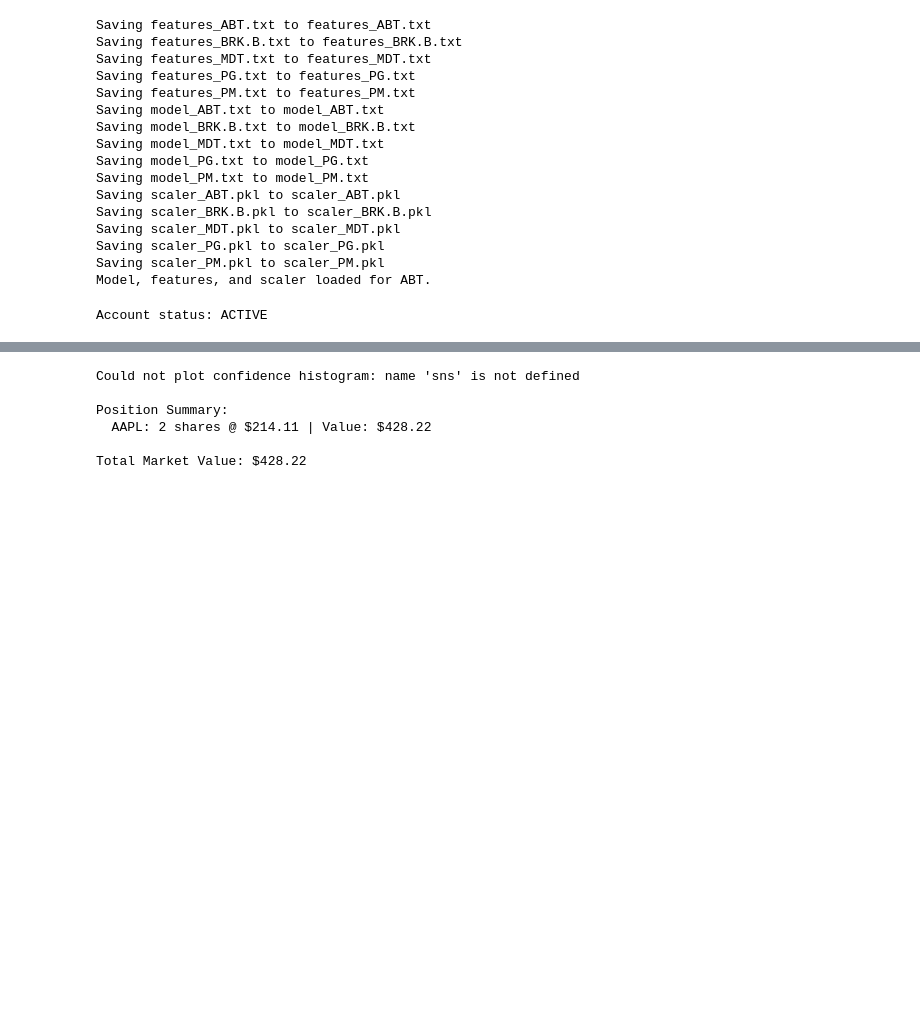
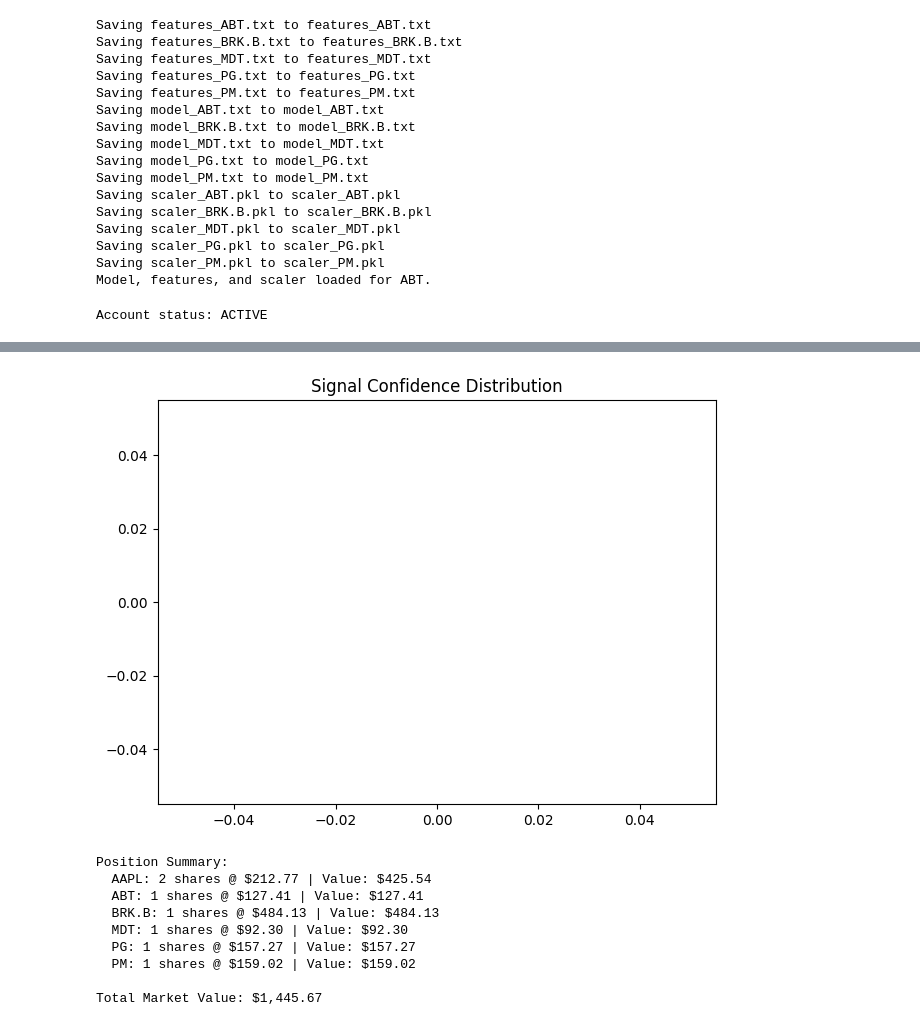
Before and after one commit to racoope70/exploratory_daytrading, a Jupyter notebook: alpaca_LightGBM_execution_adapter_v3_1.ipynb, the cells around one changed output, grey strips where cells are left out. Saved outputs shown, nothing was run; the diff lists cells and outputs as text; code cells hidden in the pictures; blank space fills up the shorter version.

```diff
--- a/alpaca_LightGBM_execution_adapter_v3_1.ipynb
+++ b/alpaca_LightGBM_execution_adapter_v3_1.ipynb
@@ -459,29 +482,24 @@ for ticker in tickers:
 # %%
-# === Confidence Histogram ===
-try:
-    sns.histplot(df['confidence'].dropna(), bins=10)
-    plt.title("Signal Confidence Distribution")
-    plt.tight_layout()
-    plt.show()
-except Exception as e:
-    print(f"Could not plot confidence histogram: {e}")
-
 # === Summary of Positions ===
 try:
     positions = api.list_positions()
     total_market_value = 0.0
     print("\nPosition Summary:")
     for p in positions:
         mv = float(p.market_value)
         total_market_value += mv
         print(f"  {p.symbol}: {p.qty} shares @ ${float(p.current_price):.2f} | Value: ${mv:,.2f}")
     print(f"\nTotal Market Value: ${total_market_value:,.2f}")
 except Exception as e:
     print(f"Could not summarize positions: {e}")
 # %% [output]
+[figure, added]
-Could not plot confidence histogram: name 'sns' is not defined
+Position Summary:
+  AAPL: 2 shares @ $212.77 | Value: $425.54
+  ABT: 1 shares @ $127.41 | Value: $127.41
+  BRK.B: 1 shares @ $484.13 | Value: $484.13
+  MDT: 1 shares @ $92.30 | Value: $92.30
+  PG: 1 shares @ $157.27 | Value: $157.27
+  PM: 1 shares @ $159.02 | Value: $159.02
 
-Position Summary:
-  AAPL: 2 shares @ $214.11 | Value: $428.22
-
-Total Market Value: $428.22
+Total Market Value: $1,445.67
```
Also changed, not shown: parts of 2 cells of this notebook.
